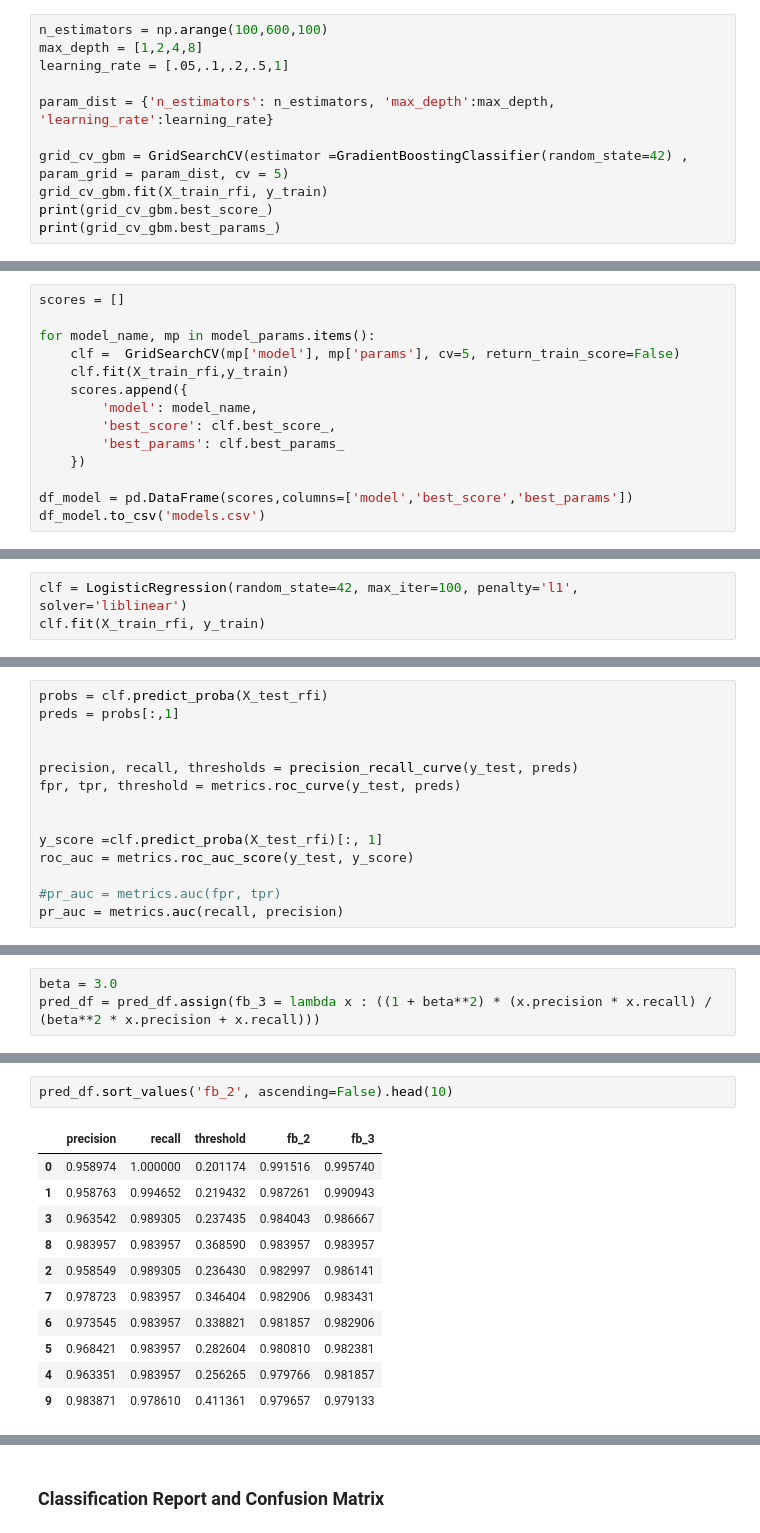
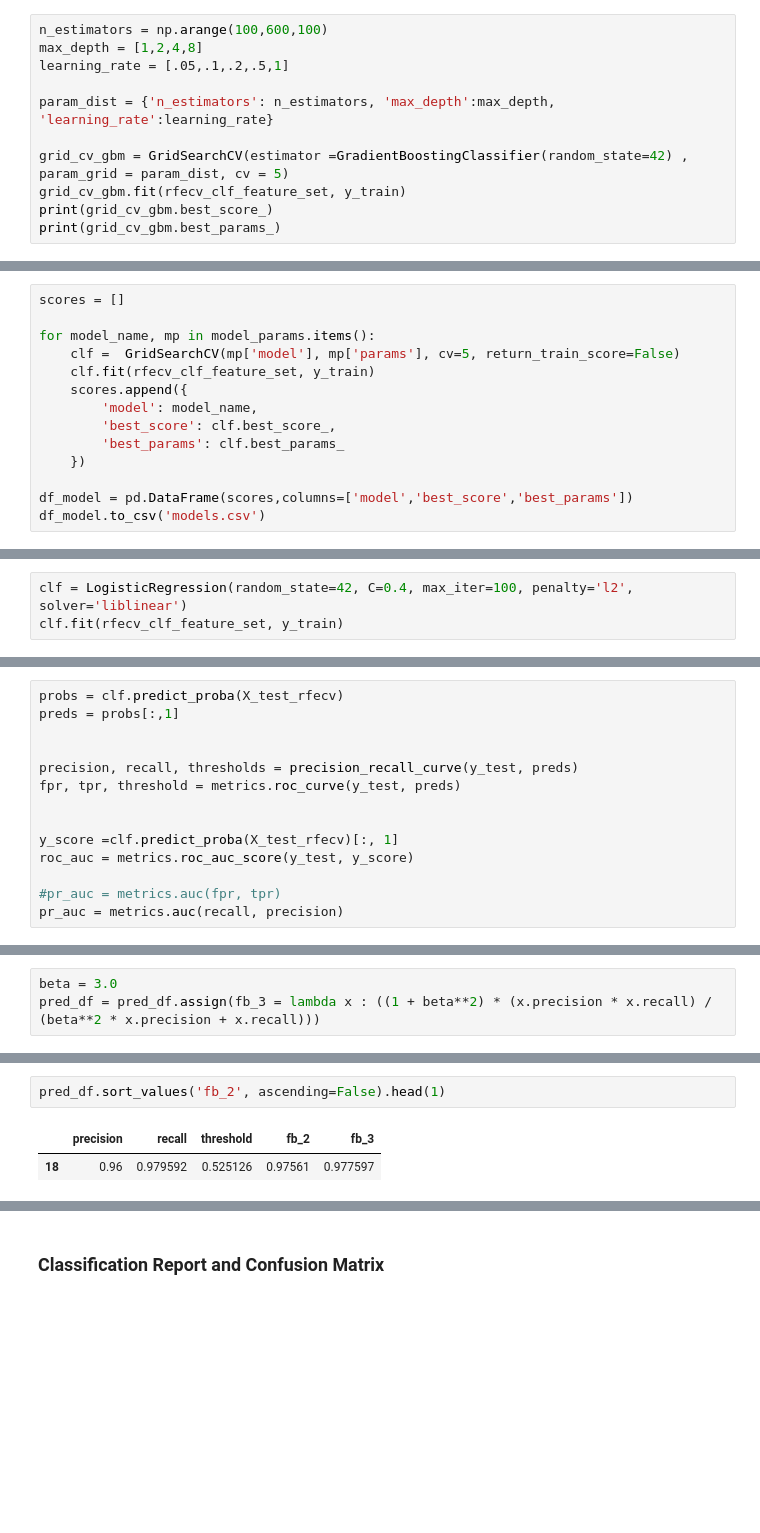
Before and after one commit to montealj/Predicting-Breast-Cancer, a Jupyter notebook: notebooks/predicting_breast_cancer_models.ipynb, the cells around one changed output, grey strips where cells are left out. Cells and saved outputs as stored; diff of their text form; blank space fills up the shorter version.

```diff
--- a/notebooks/predicting_breast_cancer_models.ipynb
+++ b/notebooks/predicting_breast_cancer_models.ipynb
@@ -548,7 +514,7 @@ learning_rate = [.05,.1,.2,.5,1]
 param_dist = {'n_estimators': n_estimators, 'max_depth':max_depth, 'learning_rate':learning_rate}
 
 grid_cv_gbm = GridSearchCV(estimator =GradientBoostingClassifier(random_state=42) , param_grid = param_dist, cv = 5)
-grid_cv_gbm.fit(X_train_rfi, y_train)
+grid_cv_gbm.fit(rfecv_clf_feature_set, y_train)
 print(grid_cv_gbm.best_score_)
 print(grid_cv_gbm.best_params_)
 # %% [output]
@@ -602,7 +568,7 @@ scores = []
 
 for model_name, mp in model_params.items():
     clf =  GridSearchCV(mp['model'], mp['params'], cv=5, return_train_score=False)
-    clf.fit(X_train_rfi,y_train)
+    clf.fit(rfecv_clf_feature_set, y_train)
     scores.append({
         'model': model_name,
         'best_score': clf.best_score_,
@@ -642,4 +615,4 @@ df_model.sort_values(by='best_score', ascending=False)
 # %%
-clf = LogisticRegression(random_state=42, max_iter=100, penalty='l1', solver='liblinear')
-clf.fit(X_train_rfi, y_train)
+clf = LogisticRegression(random_state=42, C=0.4, max_iter=100, penalty='l2', solver='liblinear')
+clf.fit(rfecv_clf_feature_set, y_train)
 # %% [output]
@@ -647,5 +620,5 @@ LogisticRegression(penalty='l1', random_state=42, solver='liblinear')
 # %%
-probs = clf.predict_proba(X_test_rfi)
+probs = clf.predict_proba(X_test_rfecv)
 preds = probs[:,1]
 
 
@@ -653,7 +626,7 @@ precision, recall, thresholds = precision_recall_curve(y_test, preds)
 fpr, tpr, threshold = metrics.roc_curve(y_test, preds)
 
 
-y_score =clf.predict_proba(X_test_rfi)[:, 1]
+y_score =clf.predict_proba(X_test_rfecv)[:, 1]
 roc_auc = metrics.roc_auc_score(y_test, y_score)
 
 #pr_auc = metrics.auc(fpr, tpr)
@@ -726,15 +699,6 @@ pred_df[pred_df.recall == 1].sort_values(by='precision', ascending=False).head(1
 # %%
-pred_df.sort_values('fb_2', ascending=False).head(10)
+pred_df.sort_values('fb_2', ascending=False).head(1)
 # %% [output]
 |  | precision | recall | threshold | fb_2 | fb_3 |
-| 0 | 0.958974 | 1.000000 | 0.201174 | 0.991516 | 0.995740 |
-| 1 | 0.958763 | 0.994652 | 0.219432 | 0.987261 | 0.990943 |
-| 3 | 0.963542 | 0.989305 | 0.237435 | 0.984043 | 0.986667 |
-| 8 | 0.983957 | 0.983957 | 0.368590 | 0.983957 | 0.983957 |
-| 2 | 0.958549 | 0.989305 | 0.236430 | 0.982997 | 0.986141 |
-| 7 | 0.978723 | 0.983957 | 0.346404 | 0.982906 | 0.983431 |
-| 6 | 0.973545 | 0.983957 | 0.338821 | 0.981857 | 0.982906 |
-| 5 | 0.968421 | 0.983957 | 0.282604 | 0.980810 | 0.982381 |
-| 4 | 0.963351 | 0.983957 | 0.256265 | 0.979766 | 0.981857 |
-| 9 | 0.983871 | 0.978610 | 0.411361 | 0.979657 | 0.979133 |
+| 18 | 0.96 | 0.979592 | 0.525126 | 0.97561 | 0.977597 |
 # %%
```
Also changed, not shown: parts of 59 cells of this notebook, 1 other file.
